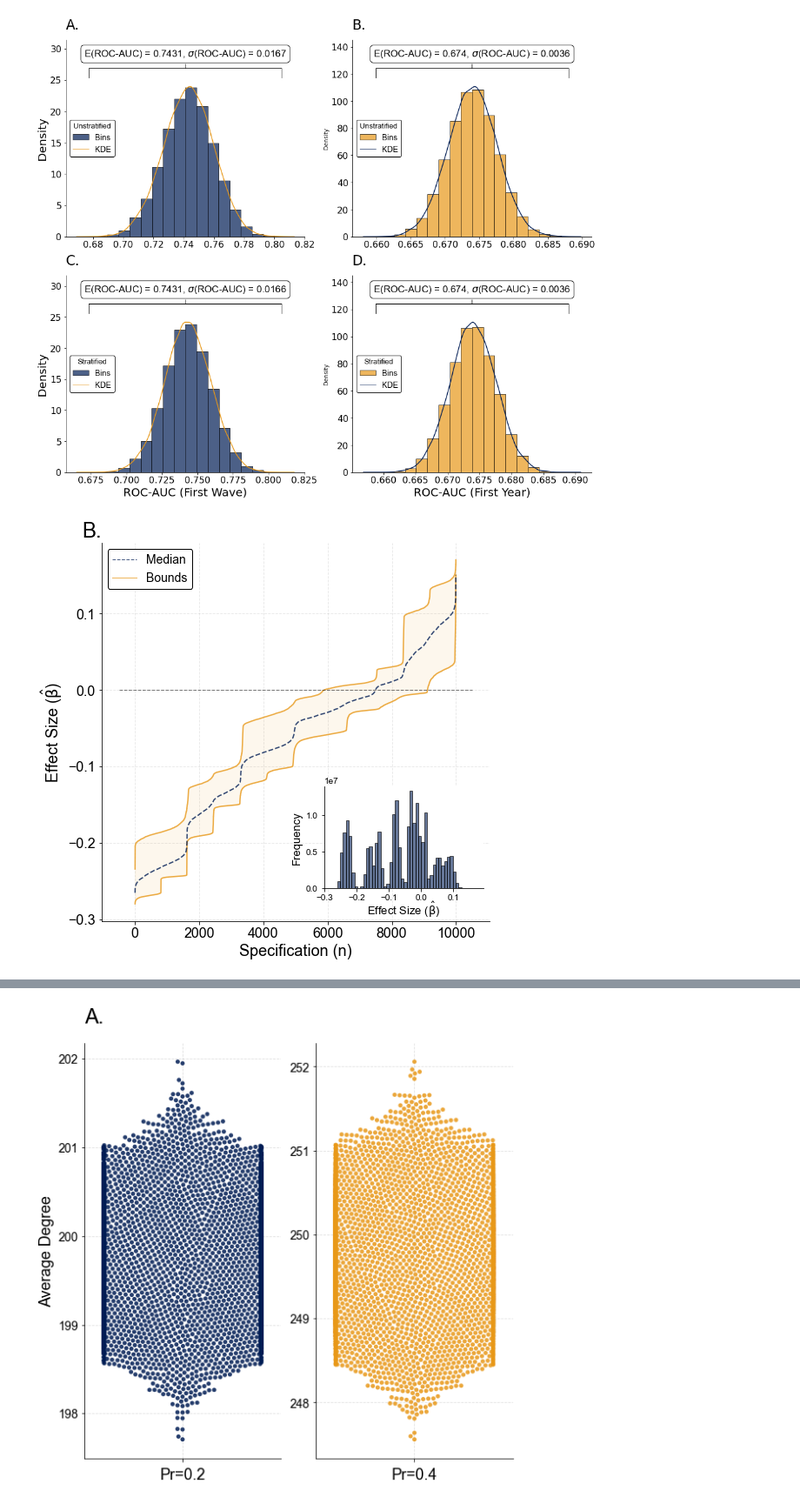
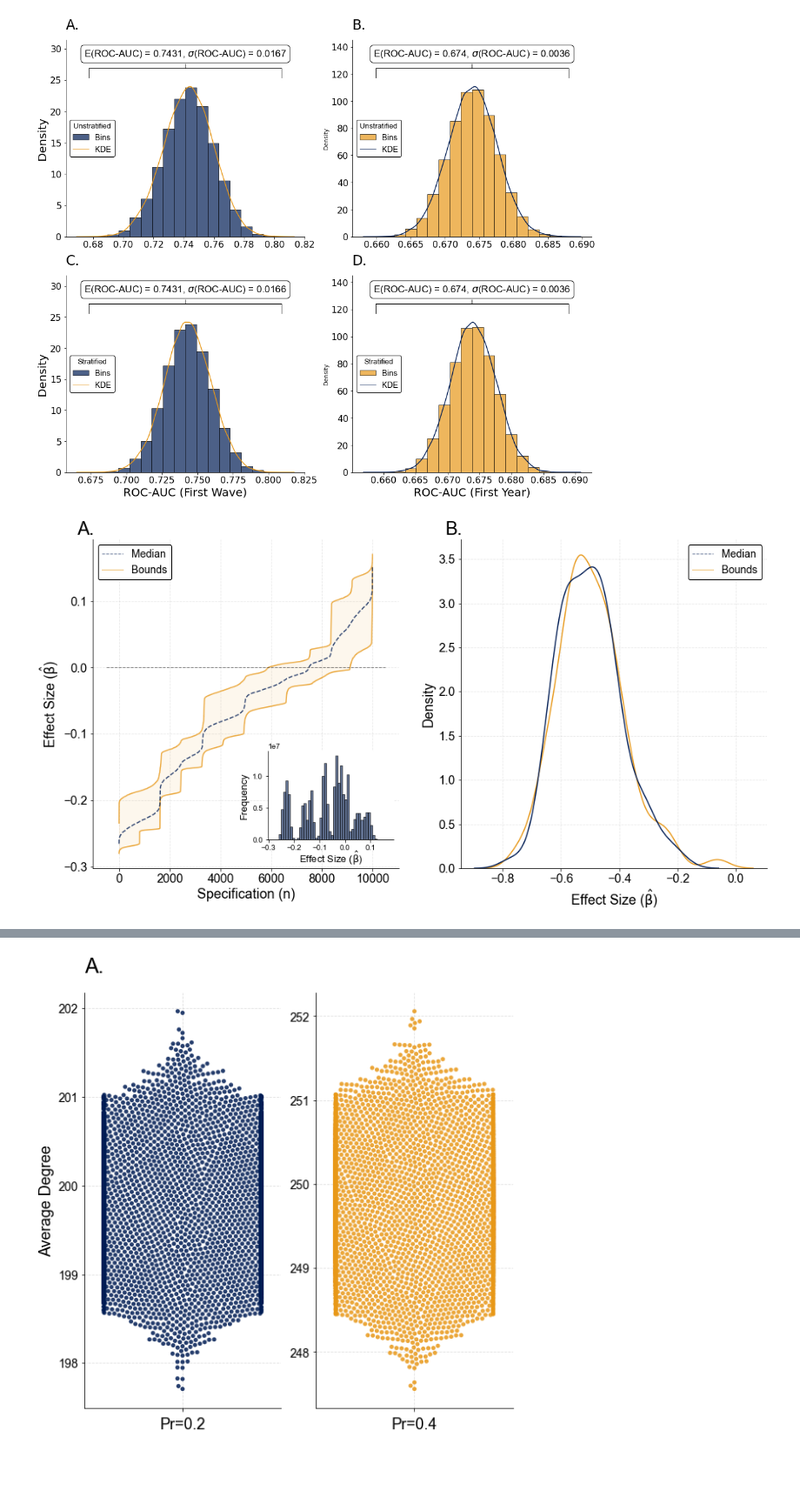
Before and after one commit to crahal/seeds, a Jupyter notebook: src/visualization_notebook.ipynb, the cells around one changed output, grey strips where cells are left out. Shown at 87% size. Drawn from its saved outputs; the diff is of its cells as text; code cells hidden in the pictures; blank space fills up the shorter version.

```diff
--- a/src/visualization_notebook.ipynb
+++ b/src/visualization_notebook.ipynb
@@ -39,6 +50,6 @@ covid_plotter(first_wave_10k_unstratified_list,
 # %% [output]
 [figure]
 # %%
-mca_plotter(figure_path)
+plot_two_inference(figure_path)
 # %% [output]
-[figure, old version]
+[figure, new version]
```
Also changed, not shown: parts of 6 cells of this notebook, 13 other files.
